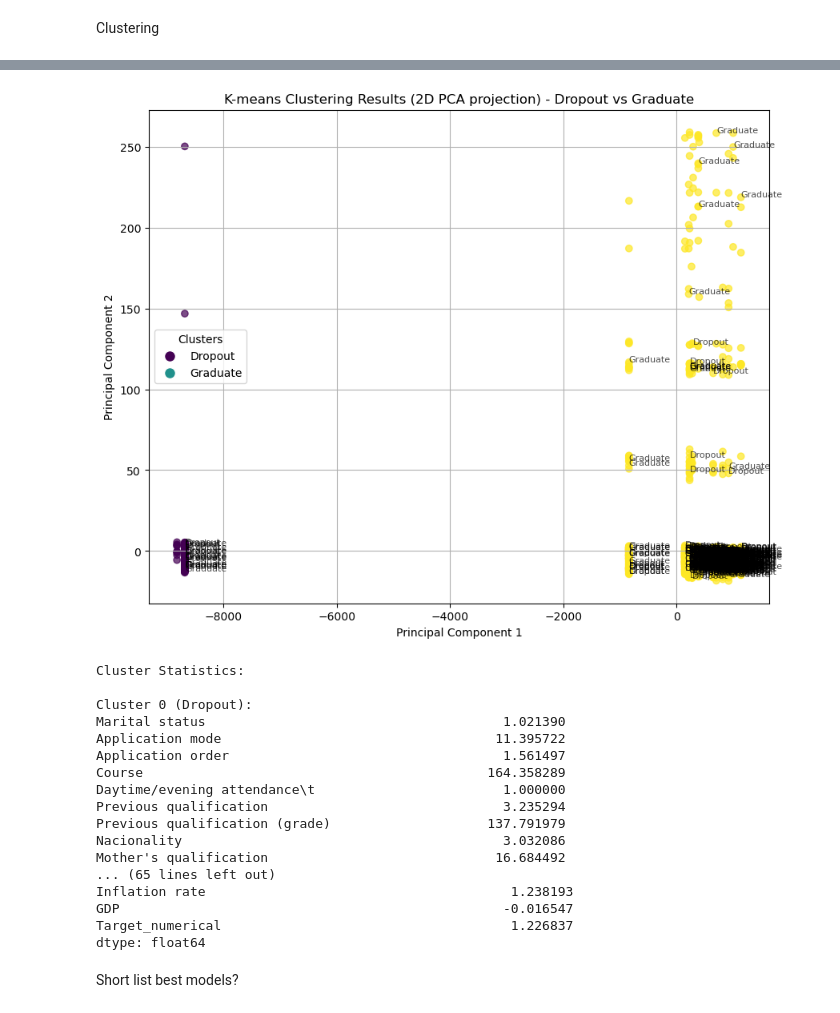
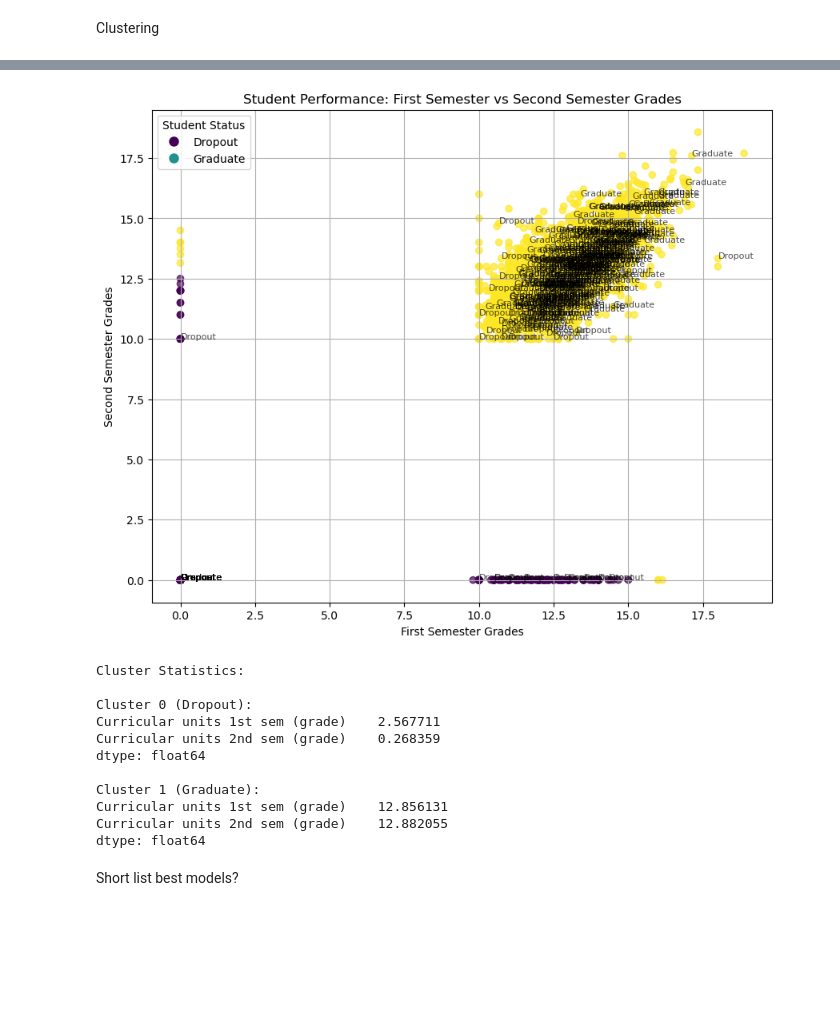
Before and after one commit to azeiber/student-droupout-detection, a Jupyter notebook: Studentdropoutandacademicsuccess.ipynb, the cells around one changed output, grey strips where cells are left out. Cells and saved outputs as stored; diff of their text form; code cells hidden in the pictures; blank space fills up the shorter version.

Commit message:
data fix

```diff
--- a/Studentdropoutandacademicsuccess.ipynb
+++ b/Studentdropoutandacademicsuccess.ipynb
@@ -987,7 +965,6 @@ Successfully installed seaborn-0.13.2
 # %%
 import pandas as pd
 import numpy as np
-from sklearn.decomposition import PCA
 from sklearn.cluster import KMeans
 import matplotlib.pyplot as plt
 
@@ -997,81 +974,67 @@ df_cleaned = pd.read_csv('cleaned_data_no_enrolled.csv')
 # Filter the data to only include Dropout and Graduate students
 df_filtered = df_cleaned[df_cleaned['Target'].isin(['Dropout', 'Graduate'])]
 
-# Select only numeric columns for PCA and statistics
-numeric_columns = df_filtered.select_dtypes(include=['int64', 'float64']).columns.tolist()
-
-# Remove any non-numeric columns that might have been included
-numeric_columns = [col for col in numeric_columns if col != 'Target']
-
-# Perform PCA on the filtered data
-pca = PCA(n_components=2)
-pca_result = pca.fit_transform(df_filtered[numeric_columns])
+# Select the two grade columns for visualization
+grade_columns = ['Curricular units 1st sem (grade)', 'Curricular units 2nd sem (grade)']
 
 # Perform K-means clustering (2 clusters now)
 kmeans = KMeans(n_clusters=2, random_state=42)
-clusters = kmeans.fit_predict(pca_result)
+clusters = kmeans.fit_predict(df_filtered[grade_columns])
 
 # Create a mapping of cluster numbers to meaningful labels
 cluster_labels = {
     0: 'Dropout',
     1: 'Graduate'
 }
 
 # Create the scatter plot with labels
 plt.figure(figsize=(10, 8))
-scatter = plt.scatter(pca_result[:, 0],  # PC1
-                     pca_result[:, 1],  # PC2
+scatter = plt.scatter(df_filtered[grade_columns[0]],  # First semester grades
+                     df_filtered[grade_columns[1]],  # Second semester grades
                      c=clusters,
                      cmap='viridis',
                      alpha=0.7)
 
 # Add labels to each point (only for a subset to avoid overcrowding)
 for i, txt in enumerate(df_filtered['Target']):
     if i % 10 == 0:  # Only label every 10th point
-        plt.annotate(txt, (pca_result[i, 0], pca_result[i, 1]),
+        plt.annotate(txt, (df_filtered[grade_columns[0]].iloc[i],
+                          df_filtered[grade_columns[1]].iloc[i]),
                     fontsize=8, alpha=0.7)
 
-plt.title('K-means Clustering Results (2D PCA projection) - Dropout vs Graduate')
-plt.xlabel('Principal Component 1')
-plt.ylabel('Principal Component 2')
+plt.title('Student Performance: First Semester vs Second Semester Grades')
+plt.xlabel('First Semester Grades')
+plt.ylabel('Second Semester Grades')
 
 # Create a custom legend
 legend_elements = [plt.Line2D([0], [0], marker='o', color='w',
                              markerfacecolor=plt.cm.viridis(i/2),
                              label=label, markersize=10)
                   for i, label in cluster_labels.items()]
-plt.legend(handles=legend_elements, title='Clusters')
+plt.legend(handles=legend_elements, title='Student Status')
 
 plt.grid(True)
 plt.show()
 
-# Print cluster statistics for numeric columns only
+# Print cluster statistics
 print("\nCluster Statistics:")
 for cluster in range(2):  # Now only 2 clusters
     print(f"\nCluster {cluster} ({cluster_labels[cluster]}):")
     cluster_data = df_filtered[clusters == cluster]
-    # Calculate mean only for numeric columns
-    numeric_stats = cluster_data[numeric_columns].mean()
-    print(numeric_stats)
+    print(cluster_data[grade_columns].mean())
 # %% [output]
-[figure, old version]
+[figure, new version]
 Cluster Statistics:
 
 Cluster 0 (Dropout):
-Marital status                                      1.021390
-Application mode                                   11.395722
-Application order                                   1.561497
-Course                                            164.358289
-Daytime/evening attendance\t                        1.000000
-Previous qualification                              3.235294
-Previous qualification (grade)                    137.791979
-Nacionality                                         3.032086
-Mother's qualification                             16.684492
-... (65 lines left out)
-Inflation rate                                       1.238193
-GDP                                                 -0.016547
-Target_numerical                                     1.226837
+Curricular units 1st sem (grade)    2.567711
+Curricular units 2nd sem (grade)    0.268359
 dtype: float64
+
+Cluster 1 (Graduate):
+Curricular units 1st sem (grade)    12.856131
+Curricular units 2nd sem (grade)    12.882055
+dtype: float64
 # %% [markdown]
 Short list best models?
 # %% [markdown]
```
Also changed, not shown: parts of 1 cell of this notebook.
